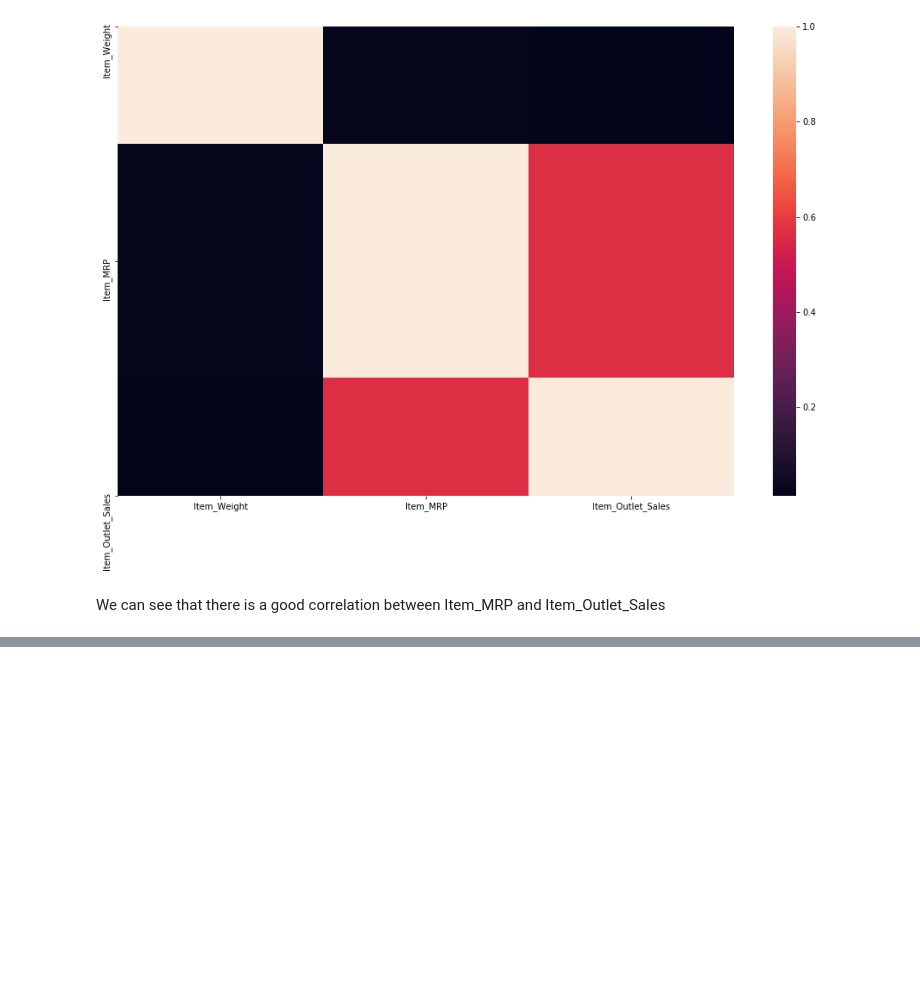
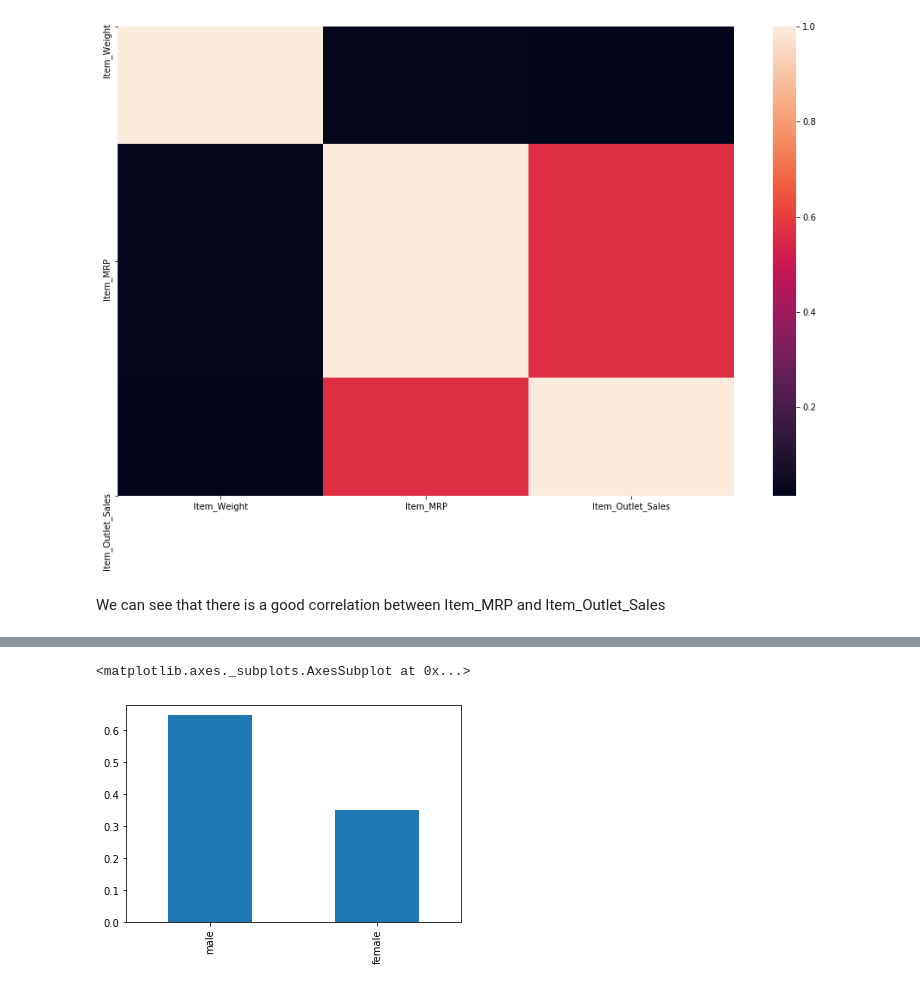
Before and after one commit to sntshred/DataScience, a Jupyter notebook: Operators.ipynb, the cells around one changed output, grey strips where cells are left out. Cells and saved outputs as stored; diff of their text form; code cells hidden in the pictures; blank space fills up the shorter version.

```diff
--- a/Operators.ipynb
+++ b/Operators.ipynb
@@ -1475,0 +1795,7 @@ We can see that there is a good correlation between Item_MRP and Item_Outlet_Sal
+# %%
+# Creating percentage of male and female
+
+(file['Sex'].value_counts()/len(file['Sex'])).plot.bar()
+# %% [output]
+<matplotlib.axes._subplots.AxesSubplot at 0x...>
+[figure, added]
```
Also changed, not shown: parts of 34 cells of this notebook, 3 other files.
